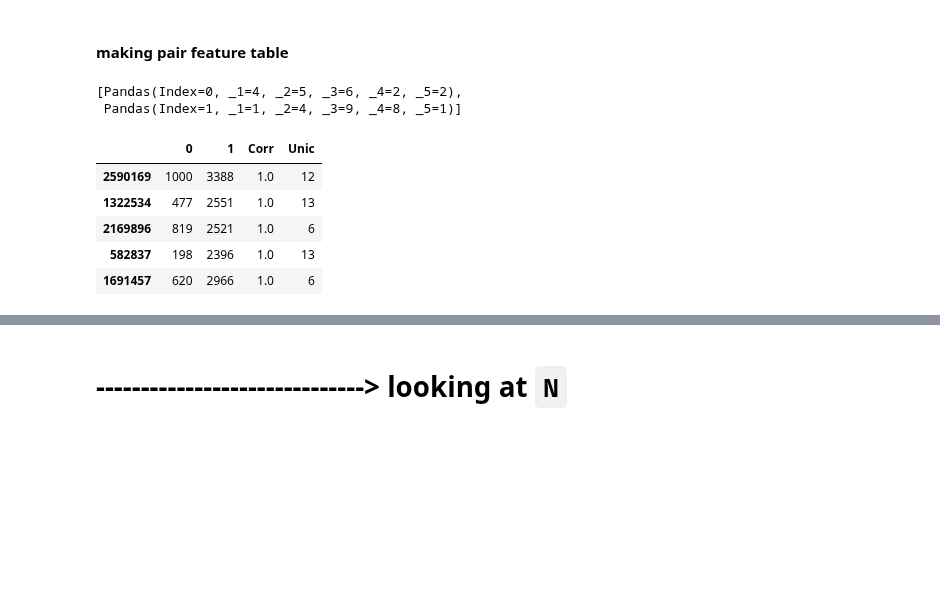
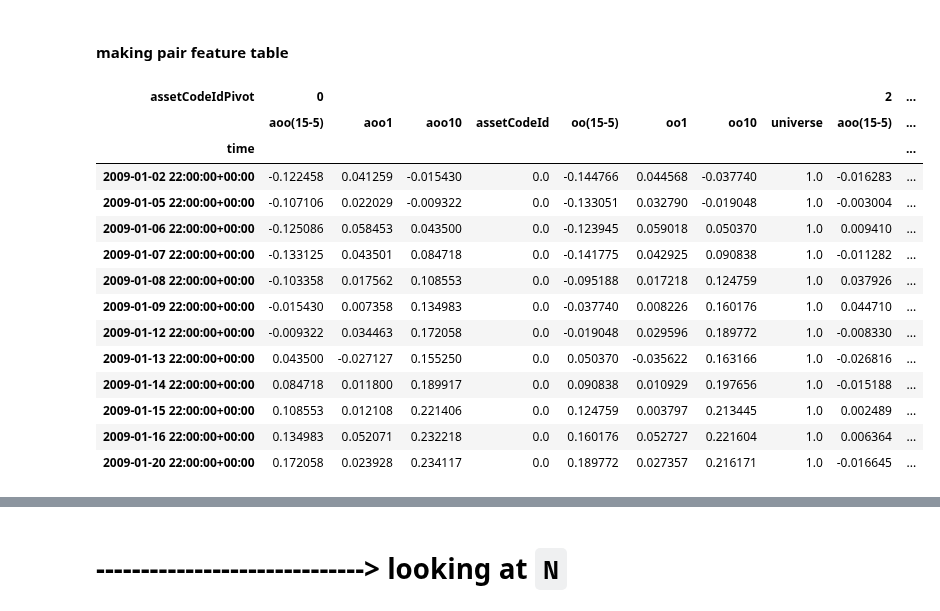
Before and after one commit to yumichael/two-sigma-financial-news, a Jupyter notebook: work/pair.ipynb, the cells around one changed output, grey strips where cells are left out. Drawn from its saved outputs; the diff is of its cells as text; code cells hidden in the pictures; blank space fills up the shorter version.

```diff
--- a/work/pair.ipynb
+++ b/work/pair.ipynb
@@ -121,7 +127,38 @@ assetNameIdAssign.series.loc[3741], assetNameIdAssign.series.loc[3759]
 ('Syneos Health Inc', 'Varonis Systems Inc')
 # %% [markdown]
 #### making pair feature table
+# %%
+def make_E_from_F_P(*, F, P):
+    # add stuff to F I need
+    F['time'] = P.time
+    F['universe'] = P.universe # not removed because need it for generating pair features
+    F['assetCodeIdPivot'] = F.assetCodeId.astype(int)
+    # the pivot ===============\___
+    E = F.pivot('time','assetCodeIdPivot')
+    # remove stuff I added to F
+    del F['time'], F['universe'], F['assetCodeIdPivot']
+    # end block
+
+    E.columns = E.columns.swaplevel()
+    E = E.sort_index(axis=1)
+    E.columns.rename('assetCodeId', level=0, inplace=True)
+    return E
 # %%
-F['time'] = P.time
-F_ = F[['time','assetCodeId','oo1','oo10','oo(15-5)','aoo1','aoo10','aoo(15-5)']]
-F_['assetCodeId'] = F_.assetCodeId.astype(int)
+E = make_E_from_F_P(F=F[['assetCodeId','oo1','oo10','oo(15-5)','aoo1','aoo10','aoo(15-5)']], P=P)
+E.iloc[:12,:12]
+# %% [output]
+| assetCodeIdPivot | 0 |  |  |  |  |  |  |  | 2 | ... |
+|  | aoo(15-5) | aoo1 | aoo10 | assetCodeId | oo(15-5) | oo1 | oo10 | universe | aoo(15-5) | ... |
+| time |  |  |  |  |  |  |  |  |  | ... |
+| 2009-01-02 22:00:00+00:00 | -0.122458 | 0.041259 | -0.015430 | 0.0 | -0.144766 | 0.044568 | -0.037740 | 1.0 | -0.016283 | ... |
+| 2009-01-05 22:00:00+00:00 | -0.107106 | 0.022029 | -0.009322 | 0.0 | -0.133051 | 0.032790 | -0.019048 | 1.0 | -0.003004 | ... |
+| 2009-01-06 22:00:00+00:00 | -0.125086 | 0.058453 | 0.043500 | 0.0 | -0.123945 | 0.059018 | 0.050370 | 1.0 | 0.009410 | ... |
+| 2009-01-07 22:00:00+00:00 | -0.133125 | 0.043501 | 0.084718 | 0.0 | -0.141775 | 0.042925 | 0.090838 | 1.0 | -0.011282 | ... |
+| 2009-01-08 22:00:00+00:00 | -0.103358 | 0.017562 | 0.108553 | 0.0 | -0.095188 | 0.017218 | 0.124759 | 1.0 | 0.037926 | ... |
+| 2009-01-09 22:00:00+00:00 | -0.015430 | 0.007358 | 0.134983 | 0.0 | -0.037740 | 0.008226 | 0.160176 | 1.0 | 0.044710 | ... |
+| 2009-01-12 22:00:00+00:00 | -0.009322 | 0.034463 | 0.172058 | 0.0 | -0.019048 | 0.029596 | 0.189772 | 1.0 | -0.008330 | ... |
+| 2009-01-13 22:00:00+00:00 | 0.043500 | -0.027127 | 0.155250 | 0.0 | 0.050370 | -0.035622 | 0.163166 | 1.0 | -0.026816 | ... |
+| 2009-01-14 22:00:00+00:00 | 0.084718 | 0.011800 | 0.189917 | 0.0 | 0.090838 | 0.010929 | 0.197656 | 1.0 | -0.015188 | ... |
+| 2009-01-15 22:00:00+00:00 | 0.108553 | 0.012108 | 0.221406 | 0.0 | 0.124759 | 0.003797 | 0.213445 | 1.0 | 0.002489 | ... |
+| 2009-01-16 22:00:00+00:00 | 0.134983 | 0.052071 | 0.232218 | 0.0 | 0.160176 | 0.052727 | 0.221604 | 1.0 | 0.006364 | ... |
+| 2009-01-20 22:00:00+00:00 | 0.172058 | 0.023928 | 0.234117 | 0.0 | 0.189772 | 0.027357 | 0.216171 | 1.0 | -0.016645 | ... |
@@ -133,18 +164,0 @@ X.iloc[:12,:12]
-# %%
-/list pd.DataFrame([[4,5,6,2,2],[1,4,9,8,1]],columns=[' a $',r' \\ !','\t','\n','_']).itertuples()
-# %% [output]
-[Pandas(Index=0, _1=4, _2=5, _3=6, _4=2, _5=2),
- Pandas(Index=1, _1=1, _2=4, _3=9, _4=8, _5=1)]
-# %%
-def make_G(*, F, Cv, cutoff):
-    X = F_.pivot('time','assetCodeId')
-    X.columns = X.columns.swaplevel()
-    X = X.sort_index(axis=1)
-    for
-# %% [output]
-|  | 0 | 1 | Corr | Unic |
-| 2590169 | 1000 | 3388 | 1.0 | 12 |
-| 1322534 | 477 | 2551 | 1.0 | 13 |
-| 2169896 | 819 | 2521 | 1.0 | 6 |
-| 582837 | 198 | 2396 | 1.0 | 13 |
-| 1691457 | 620 | 2966 | 1.0 | 6 |
```
Also changed, not shown: parts of 12 cells of this notebook.
